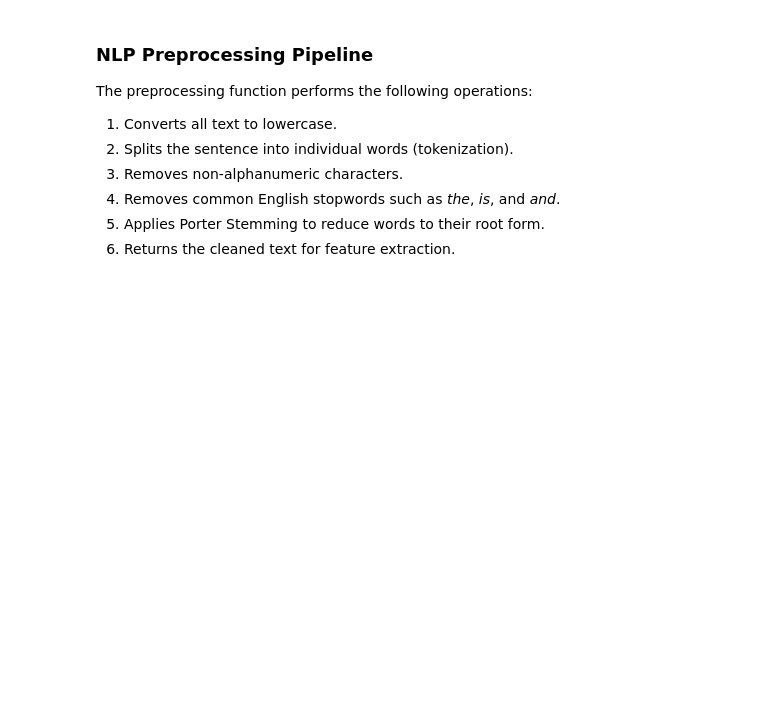
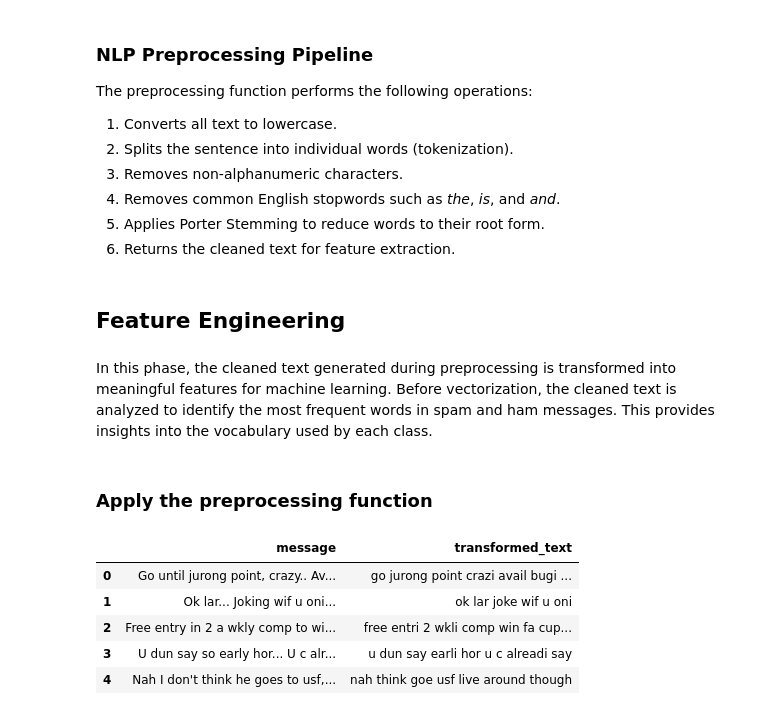
Before and after one commit to Shrawani-DS/spam-classifier-api, a Jupyter notebook: notebook/Spam_classifier.ipynb, the cells around one changed output. Drawn from its saved outputs; the diff is of its cells as text; code cells hidden in the pictures; blank space fills up the shorter version.

```diff
--- a/notebook/Spam_classifier.ipynb
+++ b/notebook/Spam_classifier.ipynb
@@ -289,3 +292,11 @@ The preprocessing function performs the following operations:
 4. Removes common English stopwords such as *the*, *is*, and *and*.
 5. Applies Porter Stemming to reduce words to their root form.
 6. Returns the cleaned text for feature extraction.
+# %% [markdown]
+## Feature Engineering
+# %% [markdown]
+In this phase, the cleaned text generated during preprocessing is transformed into meaningful features for machine learning.
+Before vectorization, the cleaned text is analyzed to identify the most frequent words in spam and ham messages.
+This provides insights into the vocabulary used by each class.
+# %% [markdown]
+### Apply the preprocessing function
@@ -291,0 +305,9 @@ The preprocessing function performs the following operations:
+# %%
+df[["message", "transformed_text"]].head()
+# %% [output]
+|  | message | transformed_text |
+| 0 | Go until jurong point, crazy.. Av... | go jurong point crazi avail bugi ... |
+| 1 | Ok lar... Joking wif u oni... | ok lar joke wif u oni |
+| 2 | Free entry in 2 a wkly comp to wi... | free entri 2 wkli comp win fa cup... |
+| 3 | U dun say so early hor... U c alr... | u dun say earli hor u c alreadi say |
+| 4 | Nah I don't think he goes to usf,... | nah think goe usf live around though |
```
Also changed, not shown: parts of 23 cells of this notebook.
